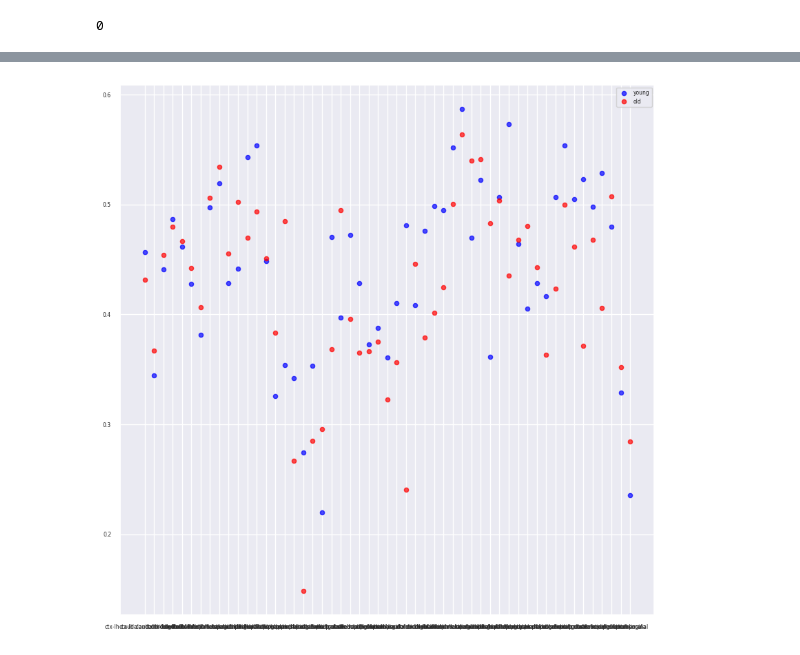
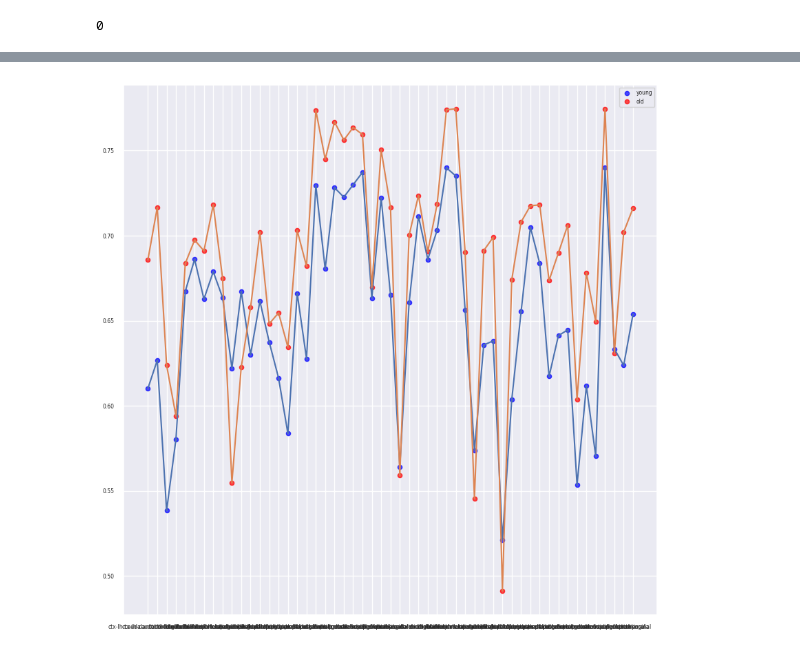
Before and after one commit to NivAm12/qMRI_Analyzer, a Jupyter notebook: analyze_data.ipynb, the cells around one changed output, grey strips where cells are left out. Drawn from its saved outputs; the diff is of its cells as text; code cells hidden in the pictures.

Commit message:
create a curve on the scatter plots

```diff
--- a/analyze_data.ipynb
+++ b/analyze_data.ipynb
@@ -10,7 +11,7 @@ import pandas as pd
 import matplotlib.pyplot as plt
 from sklearn.linear_model import LinearRegression
 # %%
-raw_data_path = constants.PATH_TO_CORTEX_all_params_raw
+raw_data_path = constants.PATH_TO_CORTEX_all_params_z_score
 chosen_rois_dict = constants.ROI_CORTEX
 params_to_work_with = constants.ALL_PARAMS_WITH_SLOPES
 # %%
@@ -140,10 +130,10 @@ plt.ylabel('num voxels')
 # plt.title(f'{param}')
 plt.grid(True)
 # %%
-clusters_rois = StatisticsWrapper.hierarchical_clustering(chosen_data, params_to_work_with, 'complete',
+clusters_rois = StatisticsWrapper.hierarchical_clustering(chosen_data, params_to_work_with, 'single',
                                                             title="all")['dendrogram_data']['ivl']
 young_result = StatisticsWrapper.roi_correlations(young_subjects, params_to_work_with, clusters_rois,
-                                                    'young')
-old_result = StatisticsWrapper.roi_correlations(old_subjects, params_to_work_with, clusters_rois, 'old')
+                                                    'young', method='spearman')
+old_result = StatisticsWrapper.roi_correlations(old_subjects, params_to_work_with, clusters_rois, 'old', method='spearman')
 
-all_results = StatisticsWrapper.roi_correlations(chosen_data, params_to_work_with, clusters_rois, 'all')
+PlotsManager.plot_heatmap(old_result - young_result, 'differences of old and young', project_name=None)
@@ -153,8 +148,10 @@ old_result['corr_mean'] = old_result.apply(np.mean, axis=1)
 # %%
 plt.figure(figsize=(10, 10))  # Adjust figure size as needed
 plt.scatter(chosen_rois_dict.values(), young_result['corr_mean'].to_numpy(), color='blue', s=20, alpha=0.7, label='young')
 plt.scatter(chosen_rois_dict.values(), old_result['corr_mean'].to_numpy(), color='red', s=20, alpha=0.7, label='old')
+plt.plot(chosen_rois_dict.values(), young_result['corr_mean'].to_numpy())
+plt.plot(chosen_rois_dict.values(), old_result['corr_mean'].to_numpy())
 plt.legend()
 plt.grid(True)
 # %% [output]
-[figure, old version]
+[figure, new version]
```
Also changed, not shown: parts of 5 cells of this notebook.
